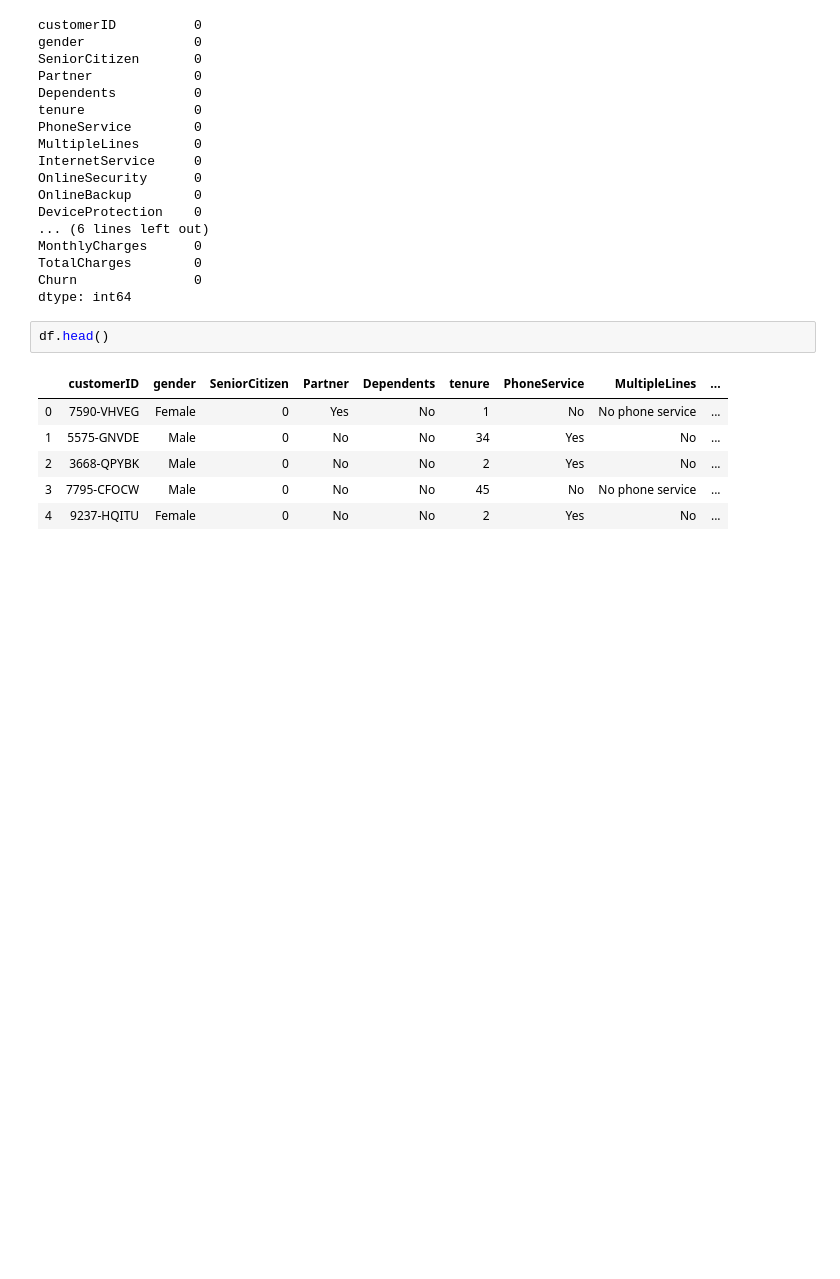
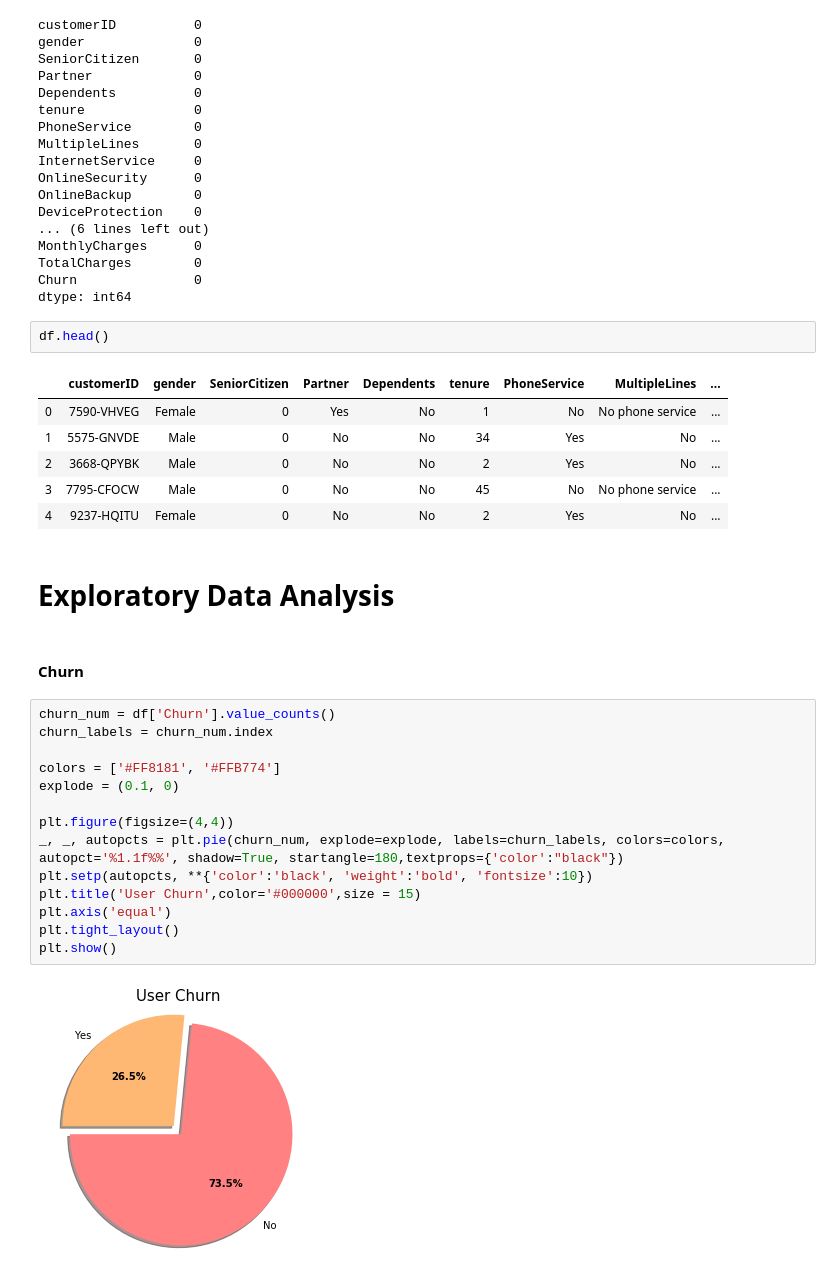
Before and after one commit to FreedomVAce/Telco_Churn_Analysis, a Jupyter notebook: Churn_Analysis.ipynb, the cells around one changed output. Cells and saved outputs as stored; diff of their text form; blank space fills up the shorter version.

```diff
--- a/Churn_Analysis.ipynb
+++ b/Churn_Analysis.ipynb
@@ -79,3 +80,24 @@ df.head()
 | 2 | 3668-QPYBK | Male | 0 | No | No | 2 | Yes | No | ... |
 | 3 | 7795-CFOCW | Male | 0 | No | No | 45 | No | No phone service | ... |
 | 4 | 9237-HQITU | Female | 0 | No | No | 2 | Yes | No | ... |
+# %% [markdown]
+# Exploratory Data Analysis
+# %% [markdown]
+#### Churn
+# %%
+churn_num = df['Churn'].value_counts()
+churn_labels = churn_num.index
+
+colors = ['#FF8181', '#FFB774']
+explode = (0.1, 0)
+
+plt.figure(figsize=(4,4))
+_, _, autopcts = plt.pie(churn_num, explode=explode, labels=churn_labels, colors=colors,
+autopct='%1.1f%%', shadow=True, startangle=180,textprops={'color':"black"})
+plt.setp(autopcts, **{'color':'black', 'weight':'bold', 'fontsize':10})
+plt.title('User Churn',color='#000000',size = 15)
+plt.axis('equal')
+plt.tight_layout()
+plt.show()
+# %% [output]
+[figure, added]
```
Also changed, not shown: parts of 12 cells of this notebook.
